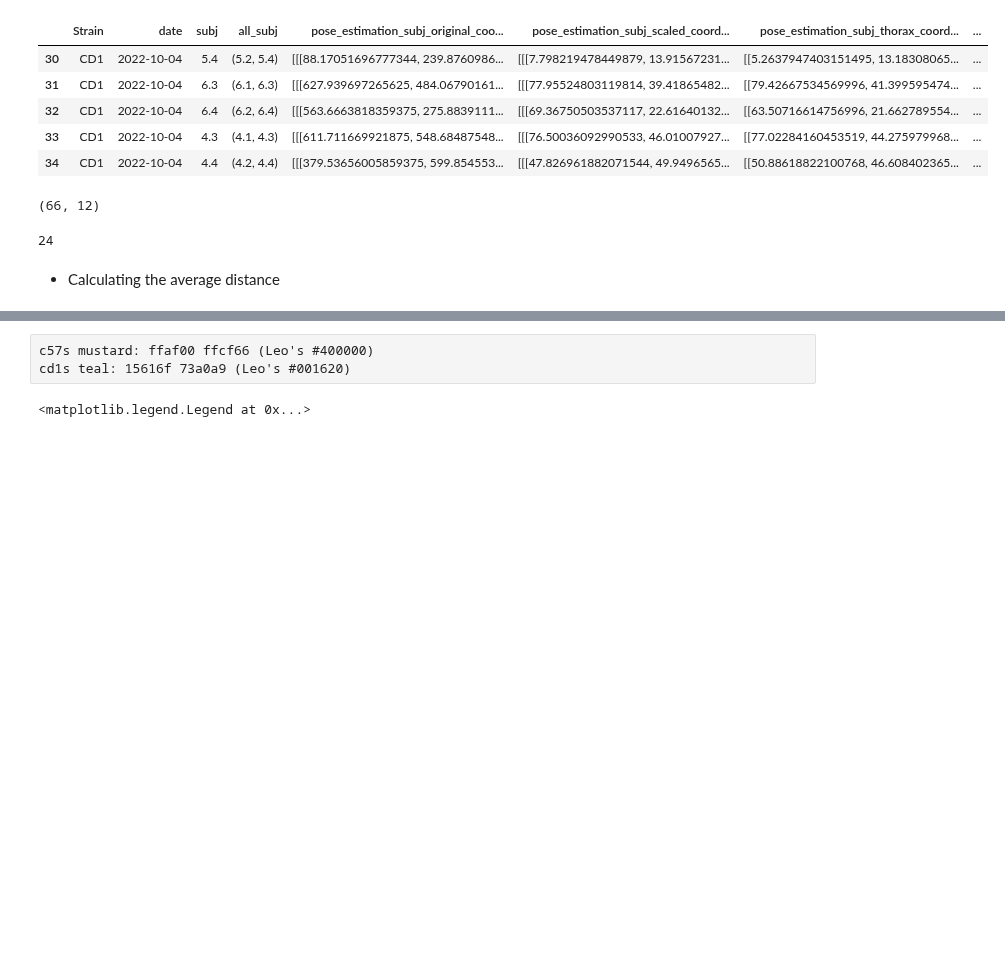
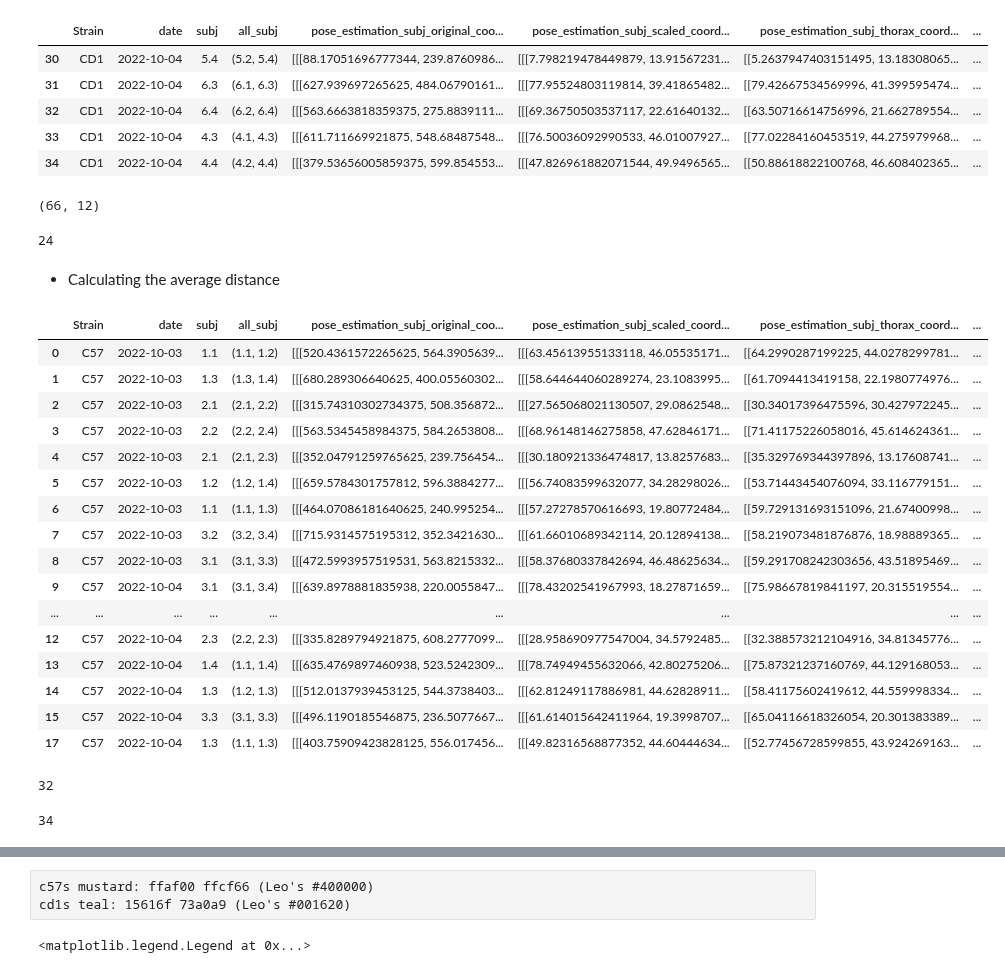
Before and after one commit to padillacoreanolab/dominance_strain_comparison, a Jupyter notebook: results/2023_05_02_rc_sleap_analysis/tone_distance_analysis.ipynb, the cells around one changed output, grey strips where cells are left out. Cells and saved outputs as stored; diff of their text form; code cells hidden in the pictures; blank space fills up the shorter version.

```diff
--- a/results/2023_05_02_rc_sleap_analysis/tone_distance_analysis.ipynb
+++ b/results/2023_05_02_rc_sleap_analysis/tone_distance_analysis.ipynb
@@ -449,0 +462,20 @@ c57_sem_distance = np.std(combined_subj_df[combined_subj_df["Strain"] == "C57"][
+# %%
+c57_combined_subj_df
+# %% [output]
+|  | Strain | date | subj | all_subj | pose_estimation_subj_original_coo... | pose_estimation_subj_scaled_coord... | pose_estimation_subj_thorax_coord... | ... |
+| 0 | C57 | 2022-10-03 | 1.1 | (1.1, 1.2) | [[[520.4361572265625, 564.3905639... | [[[63.45613955133118, 46.05535171... | [[64.2990287199225, 44.0278299781... | ... |
+| 1 | C57 | 2022-10-03 | 1.3 | (1.3, 1.4) | [[[680.289306640625, 400.05560302... | [[[58.644644060289274, 23.1083995... | [[61.7094413419158, 22.1980774976... | ... |
+| 2 | C57 | 2022-10-03 | 2.1 | (2.1, 2.2) | [[[315.74310302734375, 508.356872... | [[[27.565068021130507, 29.0862548... | [[30.34017396475596, 30.427972245... | ... |
+| 3 | C57 | 2022-10-03 | 2.2 | (2.2, 2.4) | [[[563.5345458984375, 584.2653808... | [[[68.96148146275858, 47.62846171... | [[71.41175226058016, 45.614624361... | ... |
+| 4 | C57 | 2022-10-03 | 2.1 | (2.1, 2.3) | [[[352.04791259765625, 239.756454... | [[[30.180921336474817, 13.8257683... | [[35.329769344397896, 13.17608741... | ... |
+| 5 | C57 | 2022-10-03 | 1.2 | (1.2, 1.4) | [[[659.5784301757812, 596.3884277... | [[[56.74083599632077, 34.28298026... | [[53.71443454076094, 33.116779151... | ... |
+| 6 | C57 | 2022-10-03 | 1.1 | (1.1, 1.3) | [[[464.07086181640625, 240.995254... | [[[57.27278570616693, 19.80772484... | [[59.729131693151096, 21.67400998... | ... |
+| 7 | C57 | 2022-10-03 | 3.2 | (3.2, 3.4) | [[[715.9314575195312, 352.3421630... | [[[61.66010689342114, 20.12894138... | [[58.219073481876876, 18.98889365... | ... |
+| 8 | C57 | 2022-10-03 | 3.1 | (3.1, 3.3) | [[[472.5993957519531, 563.8215332... | [[[58.37680337842694, 46.48625634... | [[59.291708242303656, 43.51895469... | ... |
+| 9 | C57 | 2022-10-04 | 3.1 | (3.1, 3.4) | [[[639.8978881835938, 220.0055847... | [[[78.43202541967993, 18.27871659... | [[75.98667819841197, 20.315519554... | ... |
+| ... | ... | ... | ... | ... | ... | ... | ... | ... |
+| 12 | C57 | 2022-10-04 | 2.3 | (2.2, 2.3) | [[[335.8289794921875, 608.2777099... | [[[28.958690977547004, 34.5792485... | [[32.388573212104916, 34.81345776... | ... |
+| 13 | C57 | 2022-10-04 | 1.4 | (1.1, 1.4) | [[[635.4769897460938, 523.5242309... | [[[78.74949455632066, 42.80275206... | [[75.87321237160769, 44.129168053... | ... |
+| 14 | C57 | 2022-10-04 | 1.3 | (1.2, 1.3) | [[[512.0137939453125, 544.3738403... | [[[62.81249117886981, 44.62828911... | [[58.41175602419612, 44.559998334... | ... |
+| 15 | C57 | 2022-10-04 | 3.3 | (3.1, 3.3) | [[[496.1190185546875, 236.5077667... | [[[61.614015642411964, 19.3998707... | [[65.04116618326054, 20.301383389... | ... |
+| 17 | C57 | 2022-10-04 | 1.3 | (1.1, 1.3) | [[[403.75909423828125, 556.017456... | [[[49.82316568877352, 44.60444634... | [[52.77456728599855, 43.924269163... | ... |
@@ -449,0 +489,8 @@ c57_sem_distance = np.std(combined_subj_df[combined_subj_df["Strain"] == "C57"][
+# %%
+len(cd1_combined_subj_df["thorax_to_reward_port_tone_trial_average_subj"])
+# %% [output]
+32
+# %%
+len(c57_combined_subj_df["thorax_to_reward_port_tone_trial_average_subj"])
+# %% [output]
+34
```
Also changed, not shown: parts of 16 cells of this notebook.
